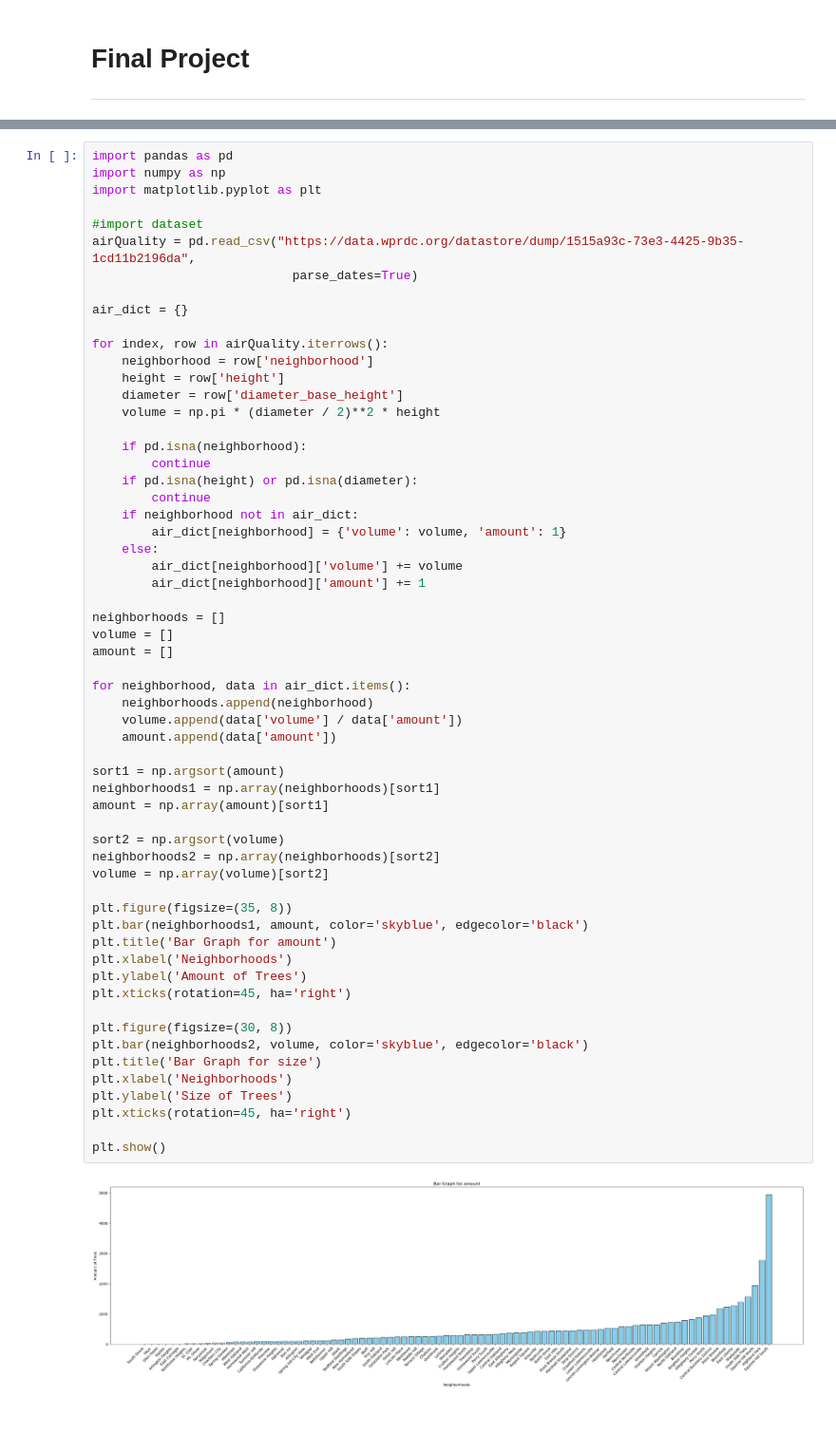
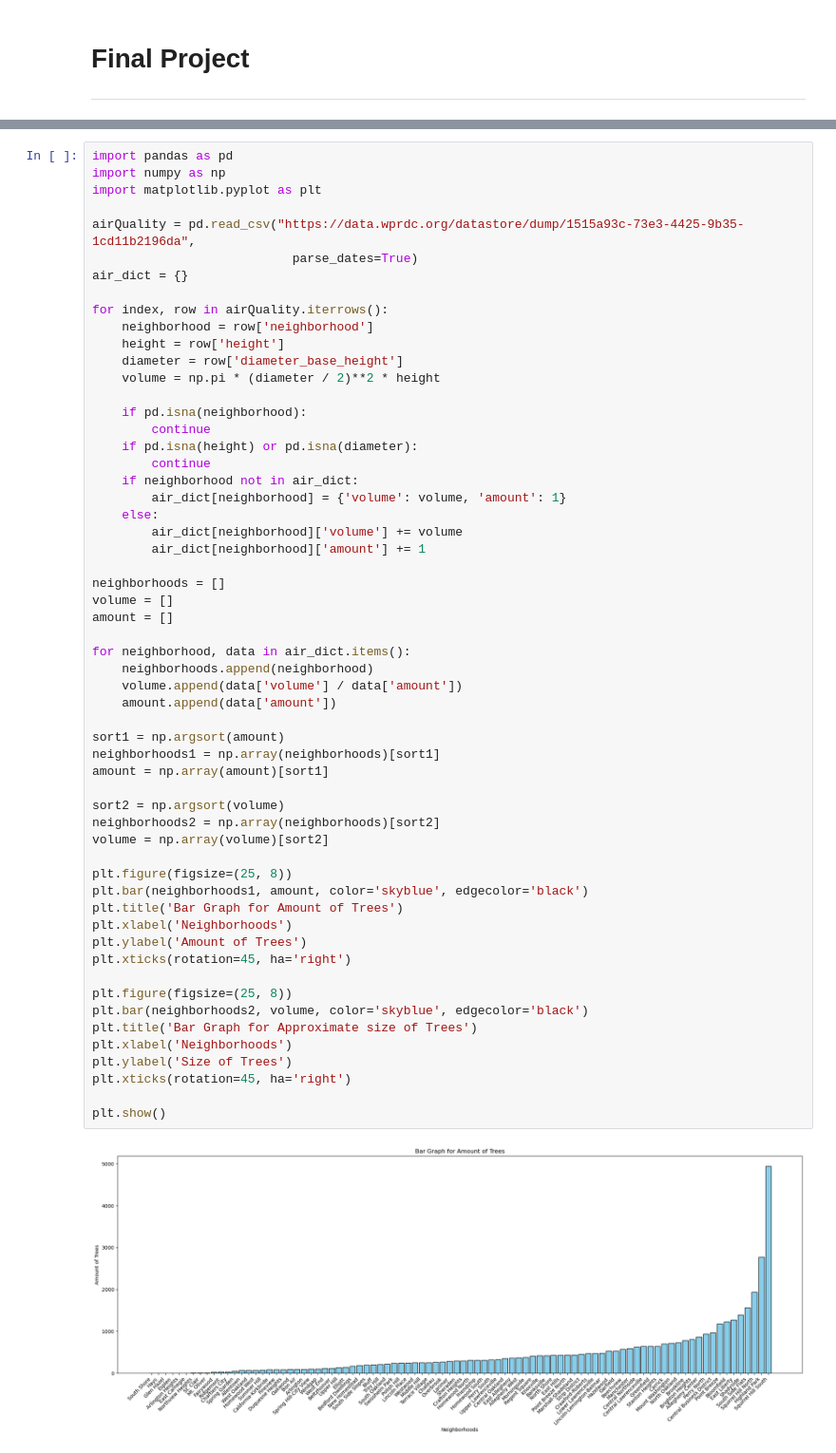
Before and after one commit to Mandy1003/0010-Final-Project, a Jupyter notebook: FinalProject.ipynb, the cells around one changed output, grey strips where cells are left out. Shown at 95% size. Drawn from its saved outputs; the diff is of its cells as text; blank space fills up the shorter version.

Commit message:
Update on analysis of air quality dataset

```diff
--- a/FinalProject.ipynb
+++ b/FinalProject.ipynb
@@ -15,10 +15,8 @@ import pandas as pd
 import numpy as np
 import matplotlib.pyplot as plt
 
-#import dataset
 airQuality = pd.read_csv("https://data.wprdc.org/datastore/dump/1515a93c-73e3-4425-9b35-1cd11b2196da",
                            parse_dates=True)
-
 air_dict = {}
 
 for index, row in airQuality.iterrows():
@@ -39,35 +37,35 @@ for index, row in airQuality.iterrows():
 
 neighborhoods = []
 volume = []
 amount = []
 
 for neighborhood, data in air_dict.items():
     neighborhoods.append(neighborhood)
     volume.append(data['volume'] / data['amount'])
     amount.append(data['amount'])
 
 sort1 = np.argsort(amount)
 neighborhoods1 = np.array(neighborhoods)[sort1]
 amount = np.array(amount)[sort1]
 
 sort2 = np.argsort(volume)
 neighborhoods2 = np.array(neighborhoods)[sort2]
 volume = np.array(volume)[sort2]
 
-plt.figure(figsize=(35, 8))
+plt.figure(figsize=(25, 8))
 plt.bar(neighborhoods1, amount, color='skyblue', edgecolor='black')
-plt.title('Bar Graph for amount')
+plt.title('Bar Graph for Amount of Trees')
 plt.xlabel('Neighborhoods')
 plt.ylabel('Amount of Trees')
 plt.xticks(rotation=45, ha='right')
 
-plt.figure(figsize=(30, 8))
+plt.figure(figsize=(25, 8))
 plt.bar(neighborhoods2, volume, color='skyblue', edgecolor='black')
-plt.title('Bar Graph for size')
+plt.title('Bar Graph for Approximate size of Trees')
 plt.xlabel('Neighborhoods')
 plt.ylabel('Size of Trees')
 plt.xticks(rotation=45, ha='right')
 
 plt.show()
 # %% [output]
-[figure, old version]
+[figure, new version]
```
Also changed, not shown: parts of 8 cells of this notebook.
